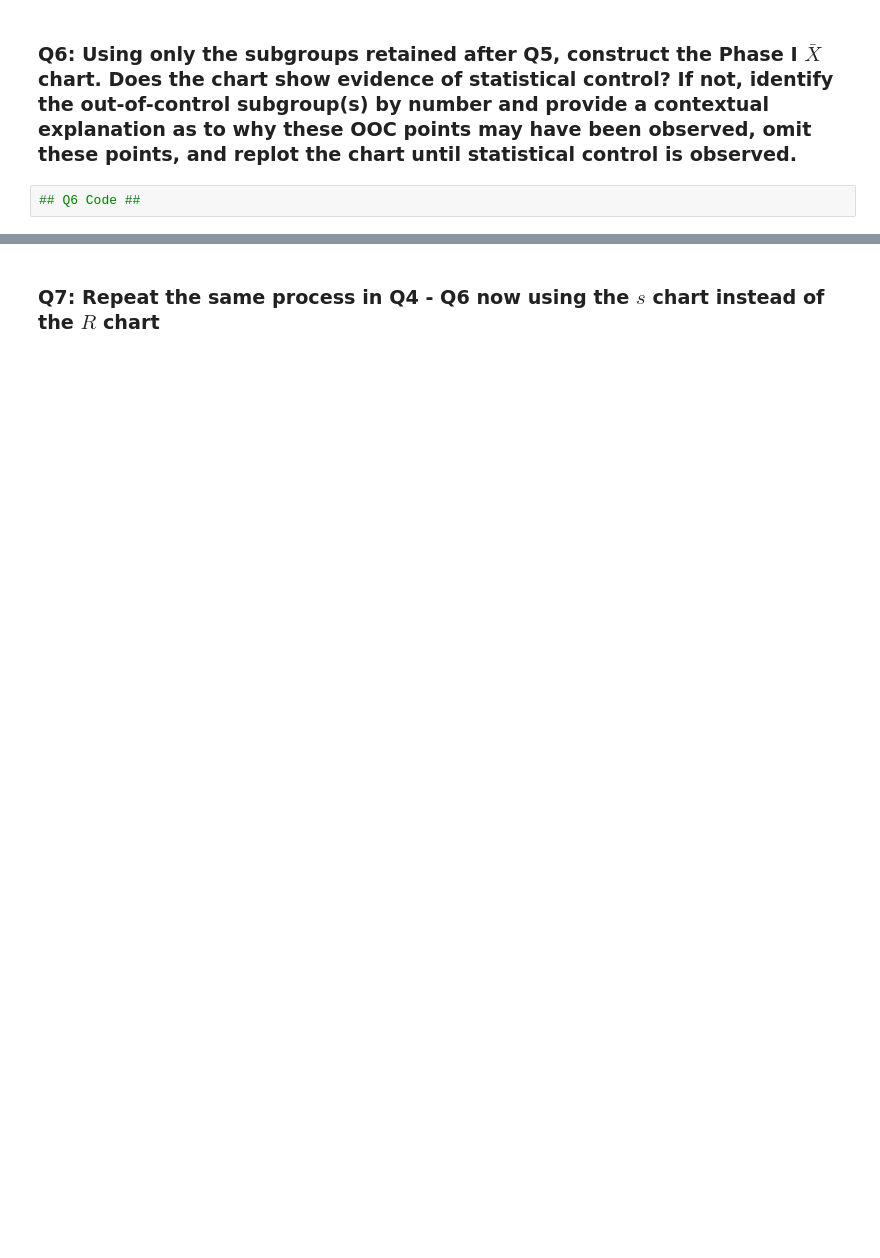
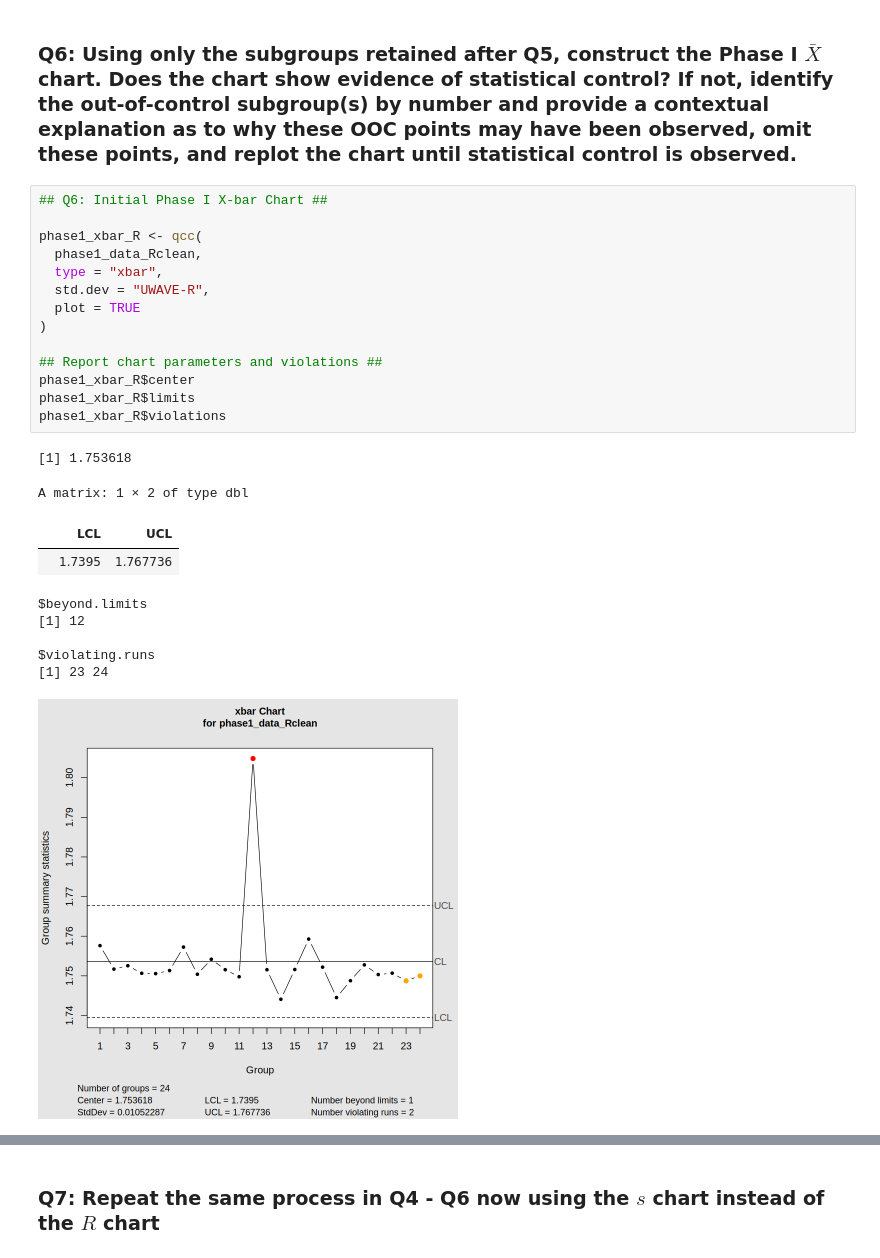
Before and after one commit to naomketer/STAT-7110-Quality-Control, a Jupyter notebook: Assignments/HW1/STAT-7110-HW1.ipynb, the cells around one changed output, grey strips where cells are left out. Cells and saved outputs as stored; diff of their text form; blank space fills up the shorter version.

```diff
--- a/Assignments/HW1/STAT-7110-HW1.ipynb
+++ b/Assignments/HW1/STAT-7110-HW1.ipynb
@@ -47,4 +222,27 @@ Your team pulls a baseline (Phase I) sample of production data from Line 3: 5 sp
 # %% [markdown]
 ### Q6: Using only the subgroups retained after Q5, construct the Phase I $\bar{X}$ chart. Does the chart show evidence of statistical control? If not, identify the out-of-control subgroup(s) by number and provide a contextual explanation as to why these OOC points may have been observed, omit these points, and replot the chart until statistical control is observed.
 # %%
-## Q6 Code ##
+## Q6: Initial Phase I X-bar Chart ##
+
+phase1_xbar_R <- qcc(
+  phase1_data_Rclean,
+  type = "xbar",
+  std.dev = "UWAVE-R",
+  plot = TRUE
+)
+
+## Report chart parameters and violations ##
+phase1_xbar_R$center
+phase1_xbar_R$limits
+phase1_xbar_R$violations
+# %% [output]
+[1] 1.753618
+A matrix: 1 × 2 of type dbl
+|  | LCL | UCL |
+|  | 1.7395 | 1.767736 |
+$beyond.limits
+[1] 12
+
+$violating.runs
+[1] 23 24
+[figure, added]
```
Also changed, not shown: parts of 42 cells of this notebook.
